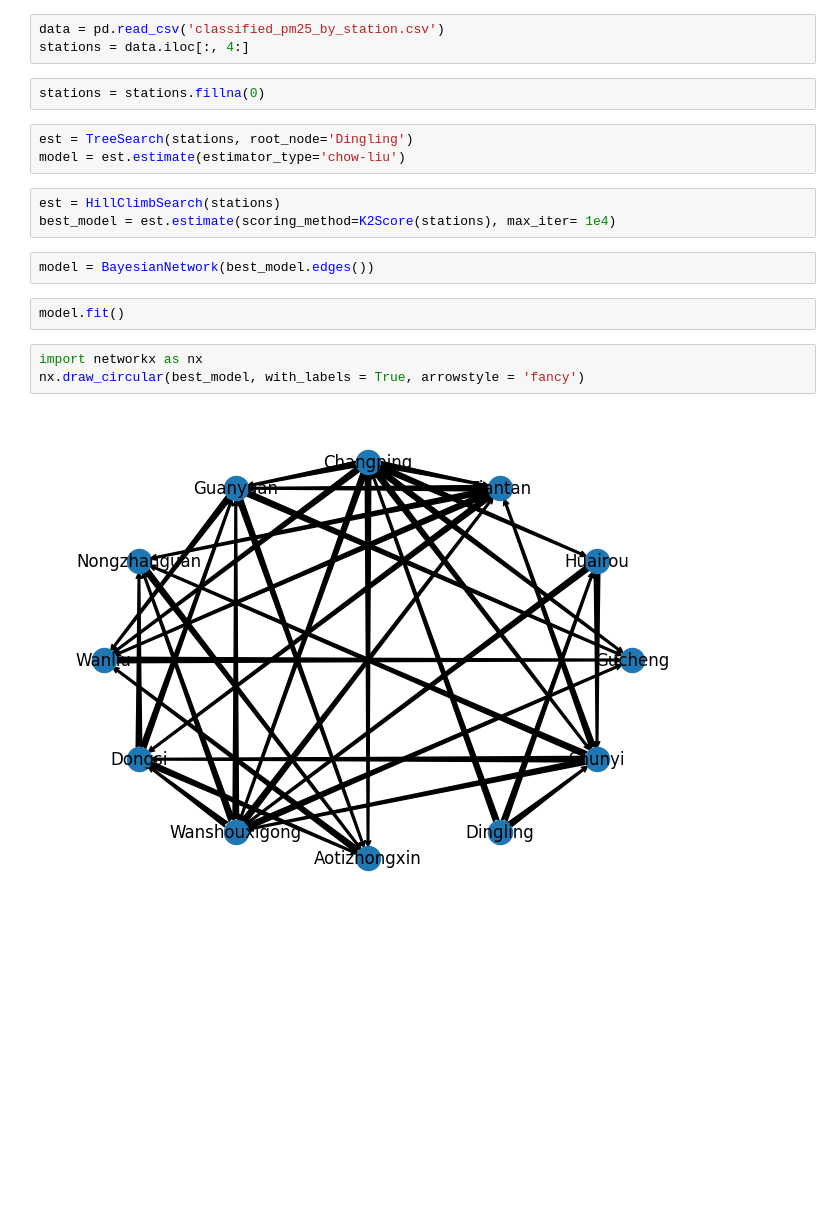
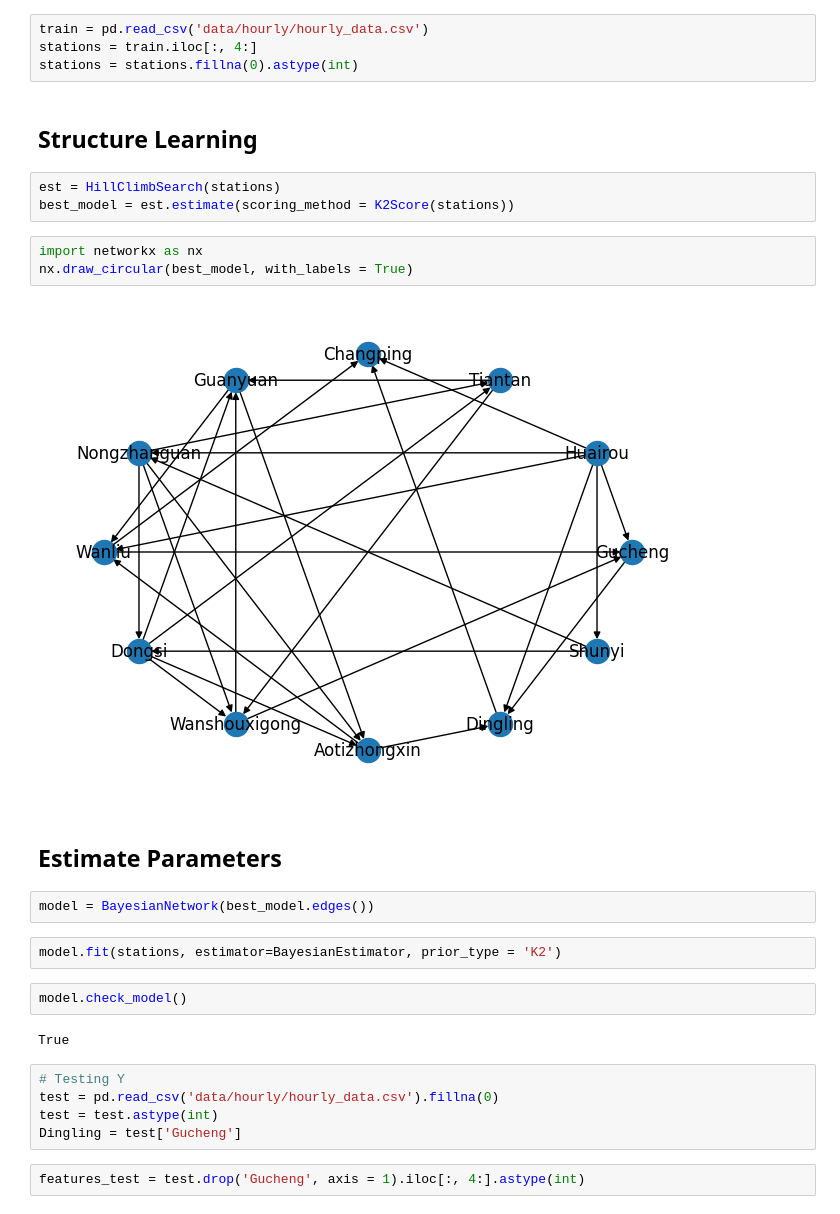
Before and after one commit to david5010/Graphical-Model-for-Pollution-Data, a Jupyter notebook: bayesian_network.ipynb, the cells around one changed output. Saved outputs shown, nothing was run; the diff lists cells and outputs as text; blank space fills up the shorter version.

```diff
--- a/bayesian_network.ipynb
+++ b/bayesian_network.ipynb
@@ -8,20 +7,31 @@ import tqdm
 # %%
-data = pd.read_csv('classified_pm25_by_station.csv')
-stations = data.iloc[:, 4:]
+train = pd.read_csv('data/hourly/hourly_data.csv')
+stations = train.iloc[:, 4:]
+stations = stations.fillna(0).astype(int)
-# %%
-stations = stations.fillna(0)
-# %%
-est = TreeSearch(stations, root_node='Dingling')
-model = est.estimate(estimator_type='chow-liu')
+# %% [markdown]
+## Structure Learning
 # %%
 est = HillClimbSearch(stations)
-best_model = est.estimate(scoring_method=K2Score(stations), max_iter= 1e4)
+best_model = est.estimate(scoring_method = K2Score(stations))
+# %%
+import networkx as nx
+nx.draw_circular(best_model, with_labels = True)
+# %% [output]
+[figure, added]
+# %% [markdown]
+## Estimate Parameters
 # %%
 model = BayesianNetwork(best_model.edges())
+# %%
+model.fit(stations, estimator=BayesianEstimator, prior_type = 'K2')
 # %%
-model.fit()
+model.check_model()
+# %% [output]
+True
-# %%
-import networkx as nx
-nx.draw_circular(best_model, with_labels = True, arrowstyle = 'fancy')
-# %% [output]
-[figure, removed]
+# %%
+# Testing Y
+test = pd.read_csv('data/hourly/hourly_data.csv').fillna(0)
+test = test.astype(int)
+Dingling = test['Gucheng']
+# %%
+features_test = test.drop('Gucheng', axis = 1).iloc[:, 4:].astype(int)
```
Also changed, not shown: parts of 5 cells of this notebook, 6 other files.
